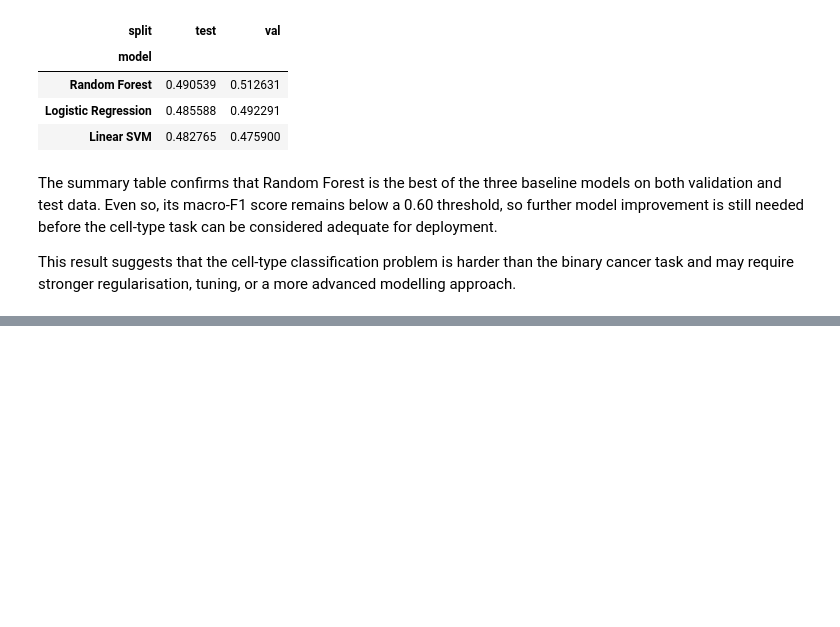
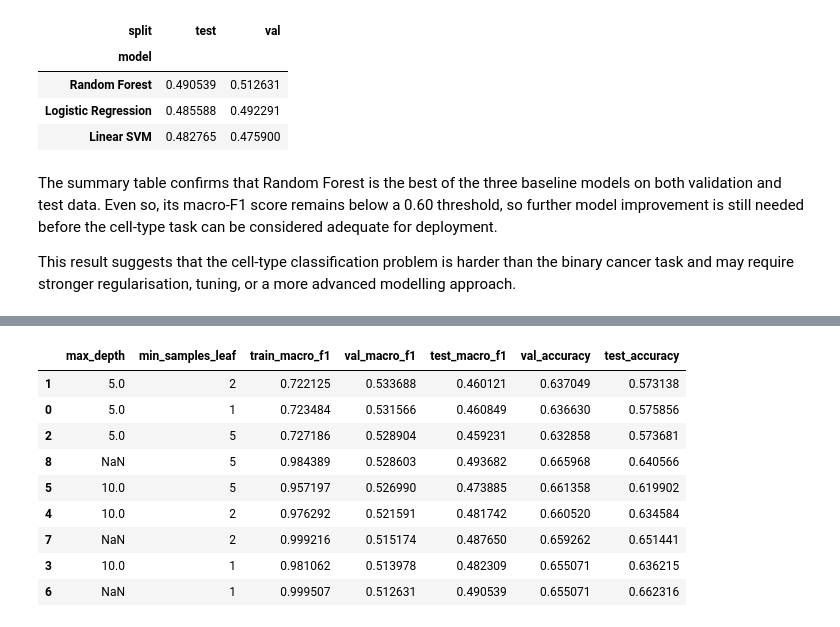
Before and after one commit to theaussiepie/Conformal-Prediction-with-ML-Workflow, a Jupyter notebook: workflow.ipynb, the cells around one changed output, grey strips where cells are left out. Saved outputs shown, nothing was run; the diff lists cells and outputs as text; code cells hidden in the pictures; blank space fills up the shorter version.

```diff
--- a/workflow.ipynb
+++ b/workflow.ipynb
@@ -976,0 +1042,45 @@ This result suggests that the cell-type classification problem is harder than th
+# %%
+from sklearn.model_selection import ParameterGrid
+
+rf_grid = list(ParameterGrid({
+    "max_depth": [5, 10, None],
+    "min_samples_leaf": [1, 2, 5]
+}))
+
+rf_cell_results = []
+
+for params in rf_grid:
+    model = make_rf(
+        n_estimators=300,
+        max_depth=params["max_depth"]
+    )
+    model.set_params(clf__min_samples_leaf=params["min_samples_leaf"])
+
+    model.fit(X_train_ct_2d, y_train_ct)
+
+    train_pred = model.predict(X_train_ct_2d)
+    val_pred = model.predict(X_val_ct_2d)
+    test_pred = model.predict(X_test_ct_2d)
+
+    rf_cell_results.append({
+        **params,
+        "train_macro_f1": f1_score(y_train_ct, train_pred, average="macro"),
+        "val_macro_f1": f1_score(y_val_ct, val_pred, average="macro"),
+        "test_macro_f1": f1_score(y_test_ct, test_pred, average="macro"),
+        "val_accuracy": accuracy_score(y_val_ct, val_pred),
+        "test_accuracy": accuracy_score(y_test_ct, test_pred)
+    })
+
+rf_cell_results_df = pd.DataFrame(rf_cell_results).sort_values("val_macro_f1", ascending=False)
+rf_cell_results_df
+# %% [output]
+|  | max_depth | min_samples_leaf | train_macro_f1 | val_macro_f1 | test_macro_f1 | val_accuracy | test_accuracy |
+| 1 | 5.0 | 2 | 0.722125 | 0.533688 | 0.460121 | 0.637049 | 0.573138 |
+| 0 | 5.0 | 1 | 0.723484 | 0.531566 | 0.460849 | 0.636630 | 0.575856 |
+| 2 | 5.0 | 5 | 0.727186 | 0.528904 | 0.459231 | 0.632858 | 0.573681 |
+| 8 | NaN | 5 | 0.984389 | 0.528603 | 0.493682 | 0.665968 | 0.640566 |
+| 5 | 10.0 | 5 | 0.957197 | 0.526990 | 0.473885 | 0.661358 | 0.619902 |
+| 4 | 10.0 | 2 | 0.976292 | 0.521591 | 0.481742 | 0.660520 | 0.634584 |
+| 7 | NaN | 2 | 0.999216 | 0.515174 | 0.487650 | 0.659262 | 0.651441 |
+| 3 | 10.0 | 1 | 0.981062 | 0.513978 | 0.482309 | 0.655071 | 0.636215 |
+| 6 | NaN | 1 | 0.999507 | 0.512631 | 0.490539 | 0.655071 | 0.662316 |
```
Also changed, not shown: parts of 8 cells of this notebook.
